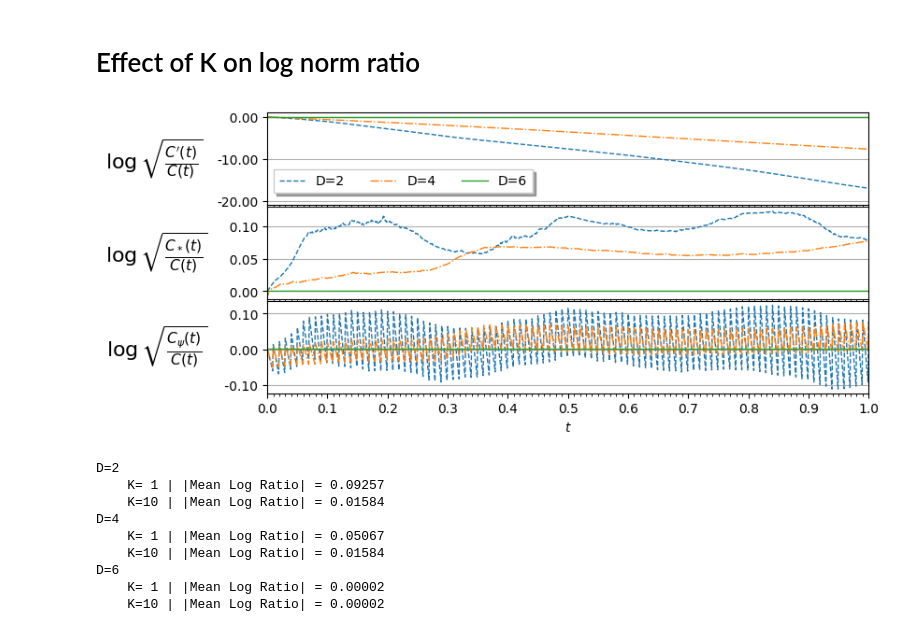
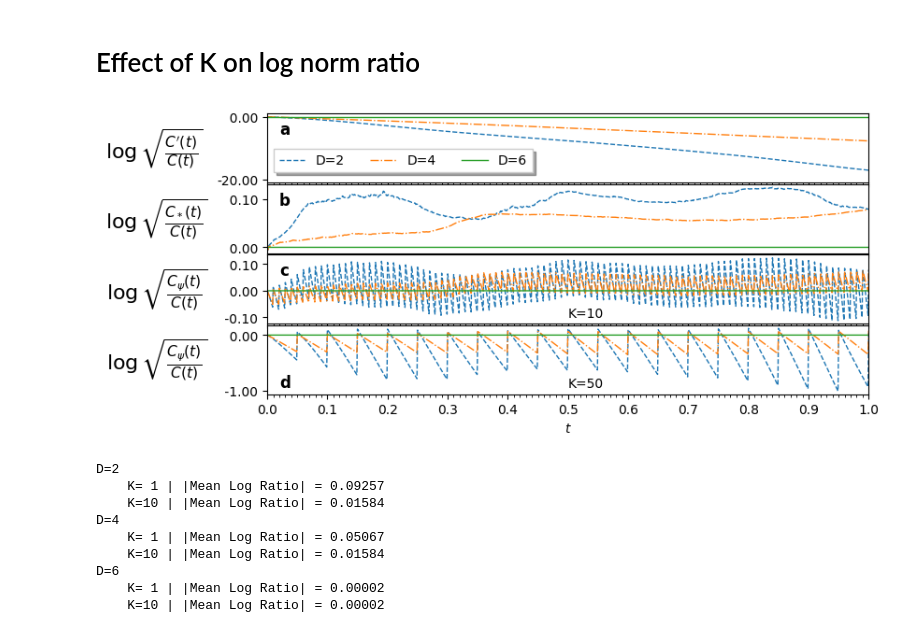
Before and after one commit to KnightShuffler/Quantum-Non-Unitary-Time-Evolution-Public-, a Jupyter notebook: heat_eqn_figs.ipynb, the cells around one changed output. Drawn from its saved outputs; the diff is of its cells as text; code cells hidden in the pictures.

```diff
--- a/heat_eqn_figs.ipynb
+++ b/heat_eqn_figs.ipynb
@@ -333,7 +334,7 @@ plt.show()
 # %%
 import h5py
 
-Ks = [1,10]
+Ks = [1,10,50]
 log_ratios = np.zeros((len(Ks)+1,3,1001),np.float64)
 means = np.zeros((3, len(Ks)),np.float64)
 
@@ -349,7 +350,7 @@ fig_height_ratio = 1/3
 figure = plt.figure(figsize=(a4_width,fig_height_ratio*a4_height))
 
 # topFig,bottomFig = figure.subfigures(2,1,height_ratios=[1,4],hspace=0.2)
-f_axs = figure.subplots(3,1,sharex=True)
+f_axs = figure.subplots((len(Ks)+1),1,sharex=True)
 
 time_slice = slice(None,None,None)
 styles = [
@@ -364,7 +365,7 @@ for Di,D in enumerate(expt_data.D_list):
 # t_ax.set_ylabel(r'$\ln \frac{C^\prime(t)}{C(t)}$')
 # t_ax.set_xlabel('t')
 # t_ax.set_ylim([-0.05,0.1])
-t_ax.grid(True,axis='y')
+# t_ax.grid(True,axis='y')
 
 # axs = bottomFig.subplots(2,2,sharex=True)
 axs = f_axs.T[1:]
@@ -376,7 +377,7 @@ for i,ax in enumerate(axs.flatten()):
             # ax.yaxis.set_label_position('right')
             # ax.yaxis.tick_right()
         # ax.set_title(f'K={Ks[i]}',fontsize=8,loc='left',y=0.9)
-        ax.grid(True,axis='y')
+        # ax.grid(True,axis='y')
 # axs[1,0].set_xlabel('t')
 # axs[1,1].set_xlabel('t')
 
@@ -384,36 +385,46 @@ for i,ax in enumerate(axs.flatten()):
 # topFig.subplots_adjust(left=0.15,right=0.75)
 # bottomFig.subplots_adjust(left=0.15,right=0.9,hspace=0.35, wspace=0.05)
 
 f_axs[0].set_ylabel(r'$\log \sqrt{\frac{C^\prime(t)}{C(t)}}$', fontsize=16,rotation=0, ha='right', va='center',labelpad=10)
 f_axs[1].set_ylabel(r'$\log \sqrt{\frac{C_*(t)}{C(t)}}$', fontsize=16,rotation=0, ha='right', va='center',labelpad=10)
 f_axs[2].set_ylabel(r'$\log \sqrt{\frac{C_\psi(t)}{C(t)}}$', fontsize=16,rotation=0, ha='right', va='center',labelpad=10)
+f_axs[3].set_ylabel(r'$\log \sqrt{\frac{C_\psi(t)}{C(t)}}$', fontsize=16,rotation=0, ha='right', va='center',labelpad=10)
 
 # topFig.legend(bbox_to_anchor=(0.9,0.65))
 
 # add_text(t_ax, -0.1, 0.9, 'a', weight='bold')
 # add_text(axs[0,0],-0.2, 0.9, 'b', weight='bold')
 
 t_ax.set_xlim([0,1])
 t_ax.set_xticks(np.arange(0.0,1.1,0.1))
 t_ax.set_xticks(np.arange(0.0,1.0,0.01),minor=True)
 # axs[0,0].set_xlim([-0.01,1.01])
 
 for ax in f_axs:
     ax.get_yaxis().set_major_formatter(ticker.StrMethodFormatter('{x:6.2f}'))
 
 figure.subplots_adjust(hspace=0.02)
 t_ax.set_ylim([-21,1])
 f_axs[-1].set_xlabel('$t$')
 t_ax.legend(ncols=3,fancybox=False,shadow=True,fontsize=10,loc='lower left', bbox_to_anchor=(0,0.06))
 # figure.legend(ncols=3,fancybox=False,shadow=True,fontsize=10,loc='lower right', bbox_to_anchor=(0.66,-0.1))
 
+add_text(f_axs[0],0.02,0.7,'a',size=12,weight='bold')
+add_text(f_axs[1],0.02,0.7,'b',size=12,weight='bold')
+add_text(f_axs[2],0.02,0.7,'c',size=12,weight='bold')
+add_text(f_axs[3],0.02,0.1,'d',size=12,weight='bold')
+
+add_text(f_axs[2],0.5,0.1,'K=10',size=10)
+add_text(f_axs[3],0.5,0.1,'K=50',size=10)
+
 figname='K_effect'
-plt.savefig(figpath+figname+'.svg', dpi=300, bbox_inches='tight')
-plt.savefig(figpath+figname+'.png', dpi=300, bbox_inches='tight')
+# plt.savefig(figpath+figname+'.svg', dpi=300, bbox_inches='tight')
+# plt.savefig(figpath+figname+'.png', dpi=300, bbox_inches='tight')
+plt.savefig(figpath+figname+'.pdf', dpi=300, bbox_inches='tight')
 
 plt.show()
 # %% [output]
-[figure, old version]
+[figure, new version]
 # %%
 for Di,D in enumerate(expt_data.D_list):
     print(f'{D=}')
```
Also changed, not shown: parts of 3 cells of this notebook.
